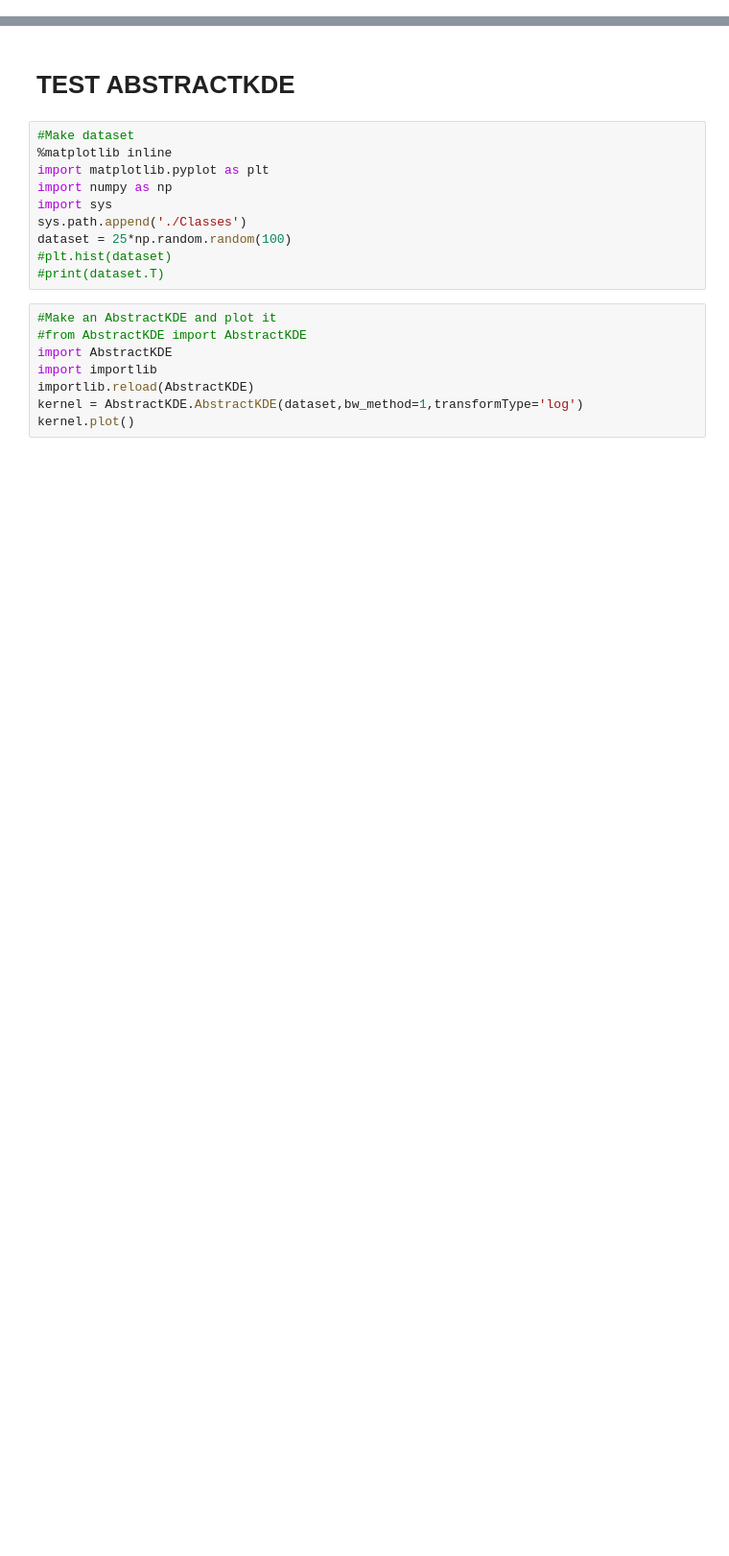
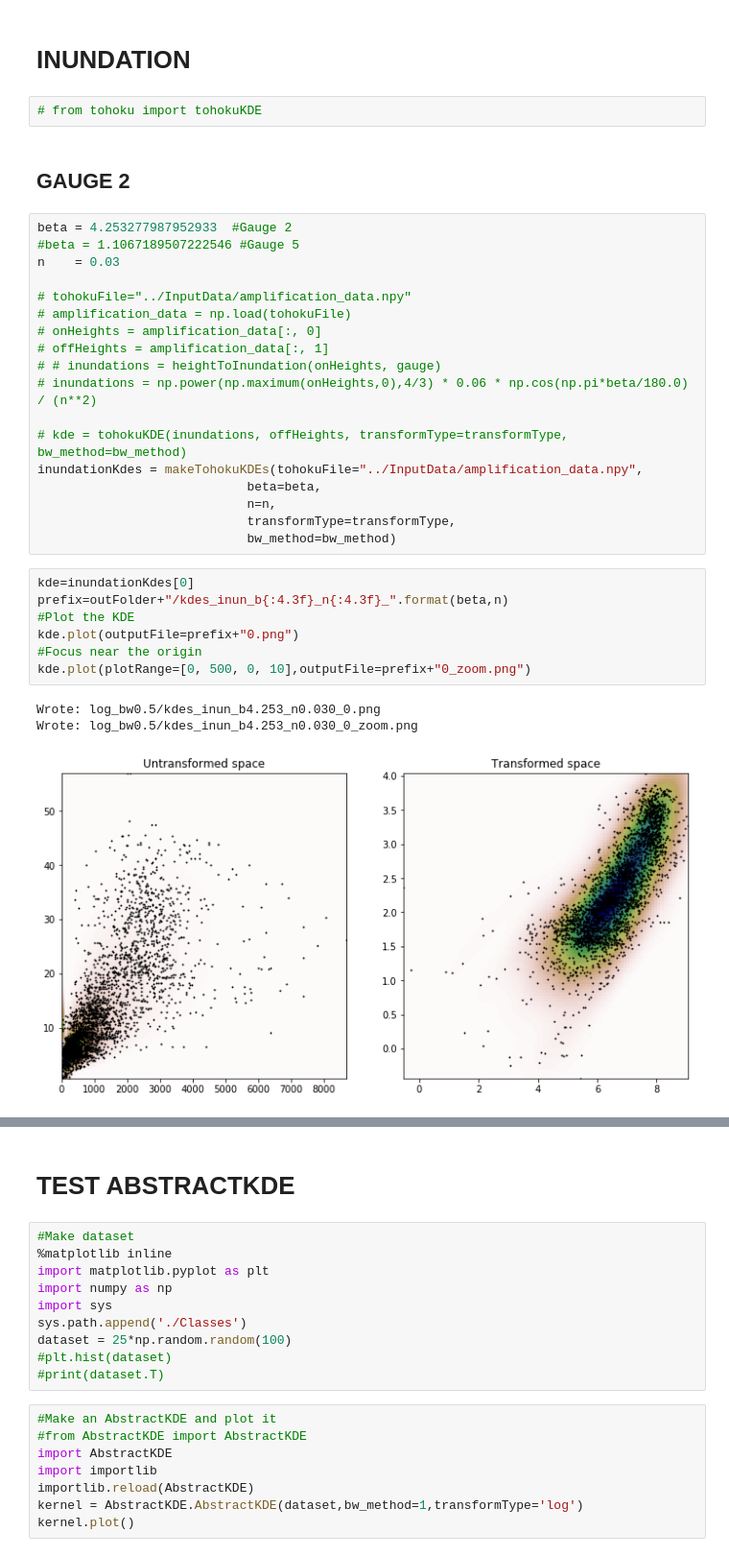
Before and after one commit to jpw37/tsunamibayes, a Jupyter notebook: Model_Scripts/Scenarios/1852jgr/PreRun/Tohoku.ipynb, the cells around one changed output, grey strips where cells are left out. Shown at 96% size. Drawn from its saved outputs; the diff is of its cells as text; blank space fills up the shorter version.

```diff
--- a/Model_Scripts/Scenarios/1852jgr/PreRun/Tohoku.ipynb
+++ b/Model_Scripts/Scenarios/1852jgr/PreRun/Tohoku.ipynb
@@ -35,0 +54,35 @@ plotConditionalDistribution(condDist, onShoreHeights, offShoreHeights, figsize=(
+# %% [markdown]
+# INUNDATION #
+# %%
+# from tohoku import tohokuKDE
+# %% [markdown]
+## GAUGE 2 ##
+# %%
+beta = 4.253277987952933  #Gauge 2
+#beta = 1.1067189507222546 #Gauge 5
+n    = 0.03
+
+# tohokuFile="../InputData/amplification_data.npy"
+# amplification_data = np.load(tohokuFile)
+# onHeights = amplification_data[:, 0]
+# offHeights = amplification_data[:, 1]
+# # inundations = heightToInundation(onHeights, gauge)
+# inundations = np.power(np.maximum(onHeights,0),4/3) * 0.06 * np.cos(np.pi*beta/180.0) / (n**2)
+
+# kde = tohokuKDE(inundations, offHeights, transformType=transformType, bw_method=bw_method)
+inundationKdes = makeTohokuKDEs(tohokuFile="../InputData/amplification_data.npy",
+                            beta=beta,
+                            n=n,
+                            transformType=transformType,
+                            bw_method=bw_method)
+# %%
+kde=inundationKdes[0]
+prefix=outFolder+"/kdes_inun_b{:4.3f}_n{:4.3f}_".format(beta,n)
+#Plot the KDE
+kde.plot(outputFile=prefix+"0.png")
+#Focus near the origin
+kde.plot(plotRange=[0, 500, 0, 10],outputFile=prefix+"0_zoom.png")
+# %% [output]
+Wrote: log_bw0.5/kdes_inun_b4.253_n0.030_0.png
+Wrote: log_bw0.5/kdes_inun_b4.253_n0.030_0_zoom.png
+[figure, added]
```
Also changed, not shown: parts of 20 cells of this notebook, 4 other files.
